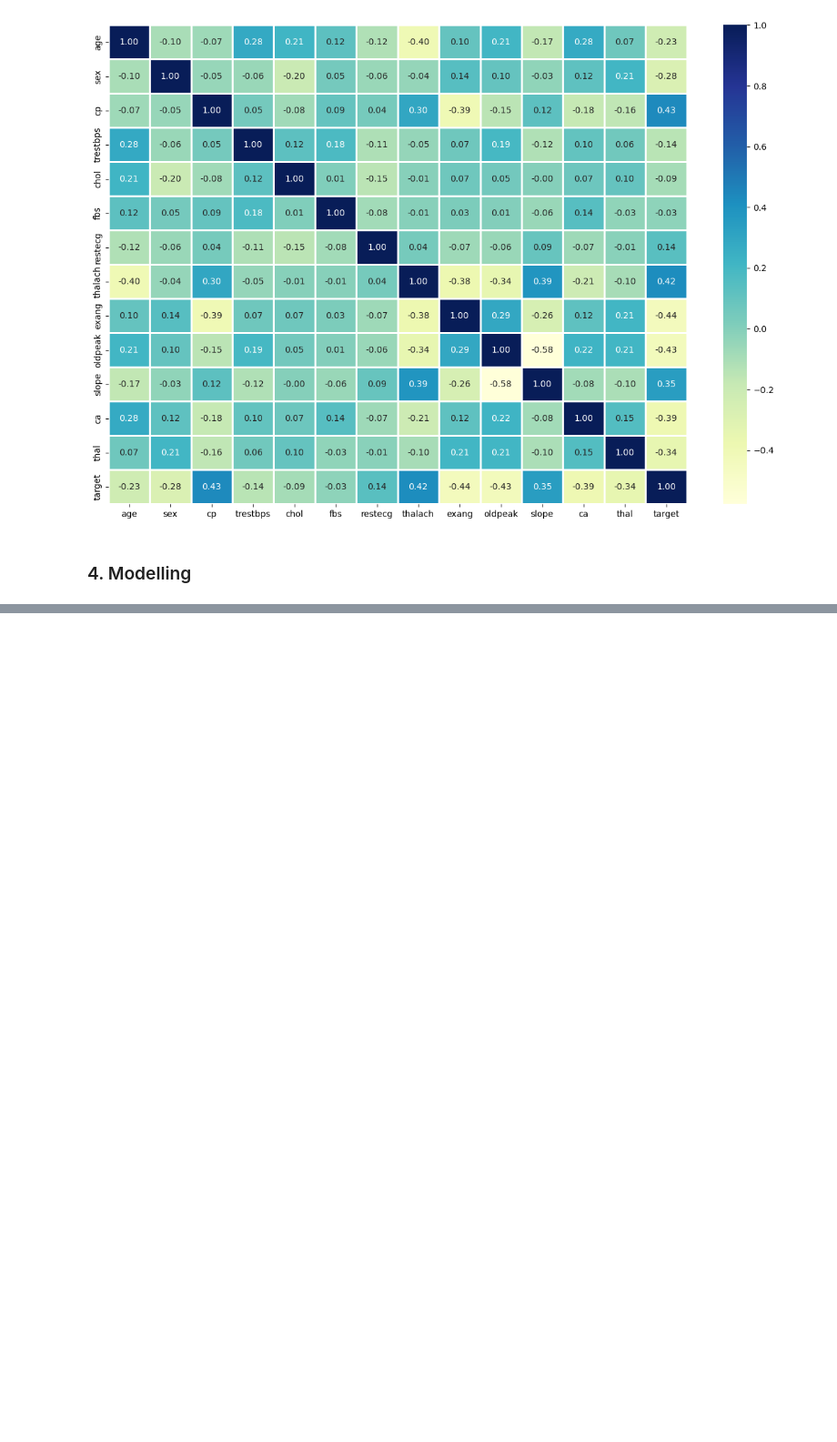
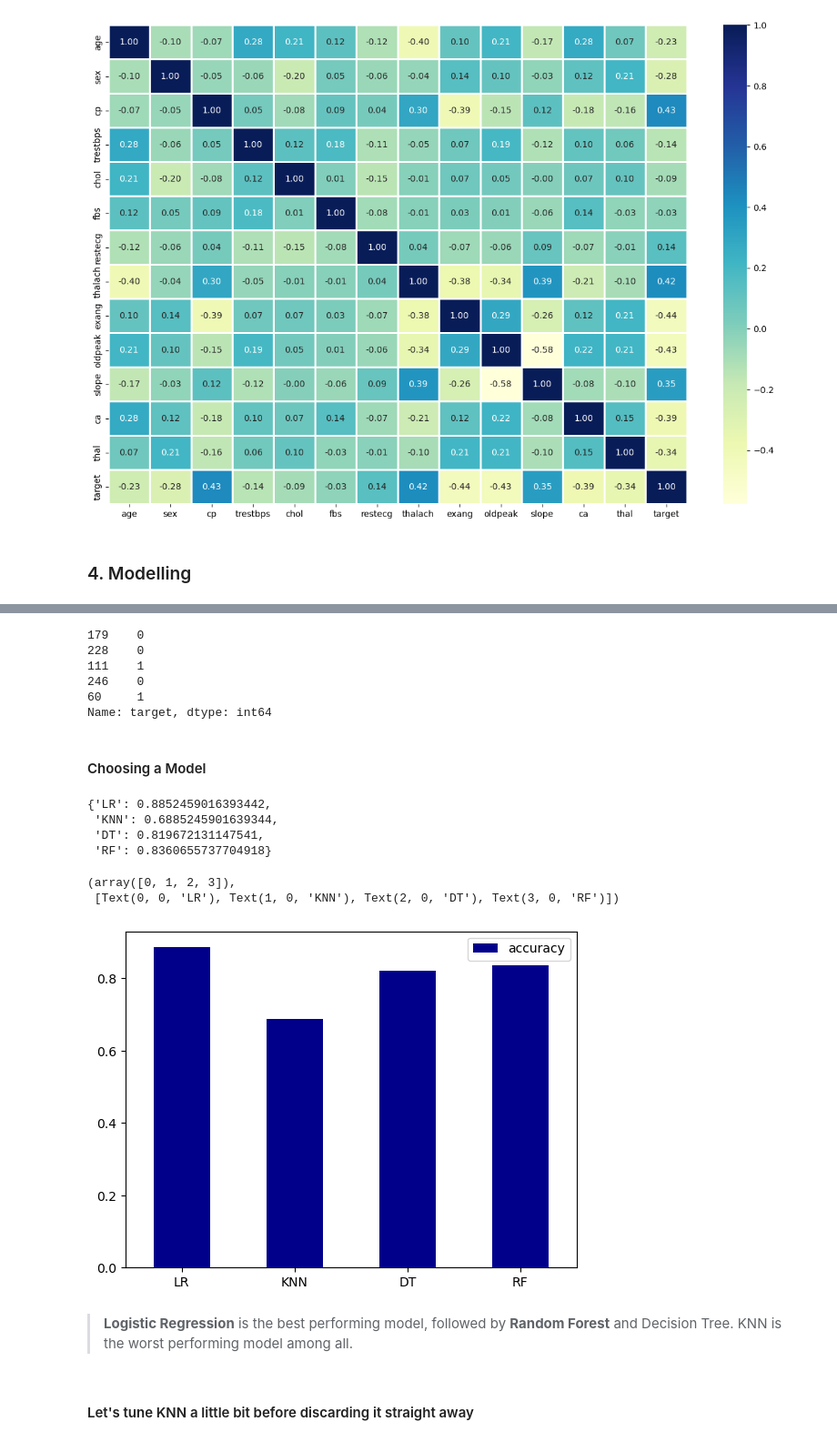
Before and after one commit to WebDevCaptain/heart-disease-classification, a Jupyter notebook: heart-disease.ipynb, the cells around one changed output, grey strips where cells are left out. Shown at 91% size. Drawn from its saved outputs; the diff is of its cells as text; code cells hidden in the pictures; blank space fills up the shorter version.

Commit message:
Basic modelling experiment and tuning hyper-parameters by hand

```diff
--- a/heart-disease.ipynb
+++ b/heart-disease.ipynb
@@ -288,3 +289,14 @@ sns.heatmap(corr_matrix, annot=True, linewidths=0.8, fmt=".2f", cmap="YlGnBu")
 [figure]
 # %% [markdown]
 ### 4. Modelling
+# %%
+# Let's separate the features from the target
+
+X = df.drop("target", axis=1)
+y = df["target"]
+
+X_train, X_test, y_train, y_test = train_test_split(
+    X, y, test_size=0.2, random_state=42
+)
+
+X.shape, X_train.shape, X_test.shape, y.shape, y_train.shape, y_test.shape
@@ -290,0 +332,22 @@ sns.heatmap(corr_matrix, annot=True, linewidths=0.8, fmt=".2f", cmap="YlGnBu")
+# %%
+y_test.head()
+# %% [output]
+179    0
+228    0
+111    1
+246    0
+60     1
+Name: target, dtype: int64
+# %% [markdown]
+#### Choosing a Model
+# %%
+# Resource for choosing a right estimator: https://scikit-learn.org/stable/machine_learning_map.html
+
+models = {
+    "LR": LogisticRegression(max_iter=1000),
+    "KNN": KNeighborsClassifier(
+        n_neighbors=5,
+    ),
+    "DT": DecisionTreeClassifier(max_depth=3),
+    "RF": RandomForestClassifier(),
+}
@@ -290,0 +386,28 @@ sns.heatmap(corr_matrix, annot=True, linewidths=0.8, fmt=".2f", cmap="YlGnBu")
+# %%
+model_scores = fit_and_evaluate(
+    models=models,
+    X_train=X_train,
+    y_train=y_train,
+    X_test=X_test,
+    y_test=y_test,
+)
+
+model_scores
+# %% [output]
+{'LR': 0.8852459016393442,
+ 'KNN': 0.6885245901639344,
+ 'DT': 0.819672131147541,
+ 'RF': 0.8360655737704918}
+# %%
+# Let's plot the results
+model_compare = pd.DataFrame(model_scores, index=["accuracy"])
+model_compare.T.plot.bar(color=["darkblue"])
+plt.xticks(rotation=0)
+# %% [output]
+(array([0, 1, 2, 3]),
+ [Text(0, 0, 'LR'), Text(1, 0, 'KNN'), Text(2, 0, 'DT'), Text(3, 0, 'RF')])
+[figure, added]
+# %% [markdown]
+> **Logistic Regression** is the best performing model, followed by **Random Forest** and Decision Tree. KNN is the worst performing model among all.
+# %% [markdown]
+#### Let's tune KNN a little bit before discarding it straight away
```
Also changed, not shown: parts of 9 cells of this notebook.
